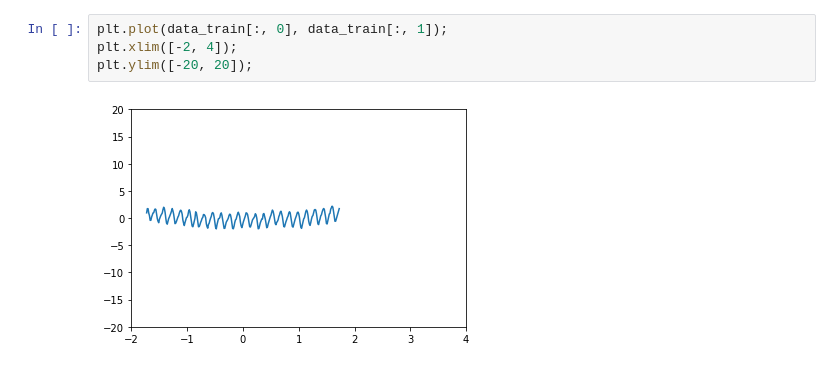
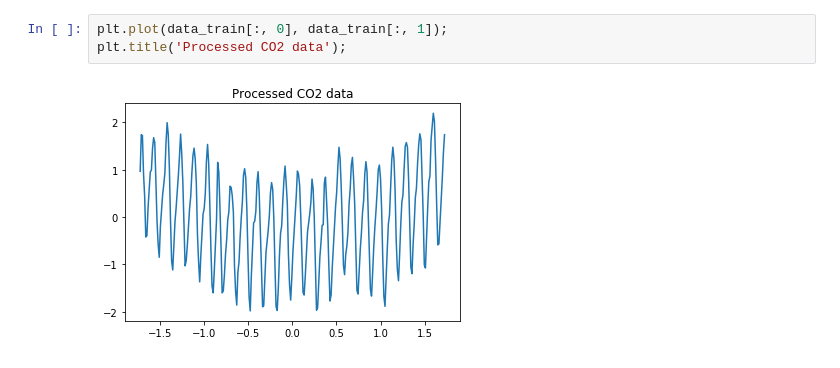
Before and after one commit to xuwd11/Dropout_Tutorial_in_PyTorch, a Jupyter notebook: co2_regression/co2_regression_keras.ipynb, the cells around one changed output. Cells and saved outputs as stored; diff of their text form.

```diff
--- a/co2_regression/co2_regression_keras.ipynb
+++ b/co2_regression/co2_regression_keras.ipynb
@@ -55,9 +62,8 @@ f.close()
 (272, 2)
 # %%
 plt.plot(data_train[:, 0], data_train[:, 1]);
-plt.xlim([-2, 4]);
-plt.ylim([-20, 20]);
+plt.title('Processed CO2 data');
 # %% [output]
-[figure, old version]
+[figure, new version]
 # %%
 class FFNN2:
```
Also changed, not shown: parts of 16 cells of this notebook, 3 other files.
